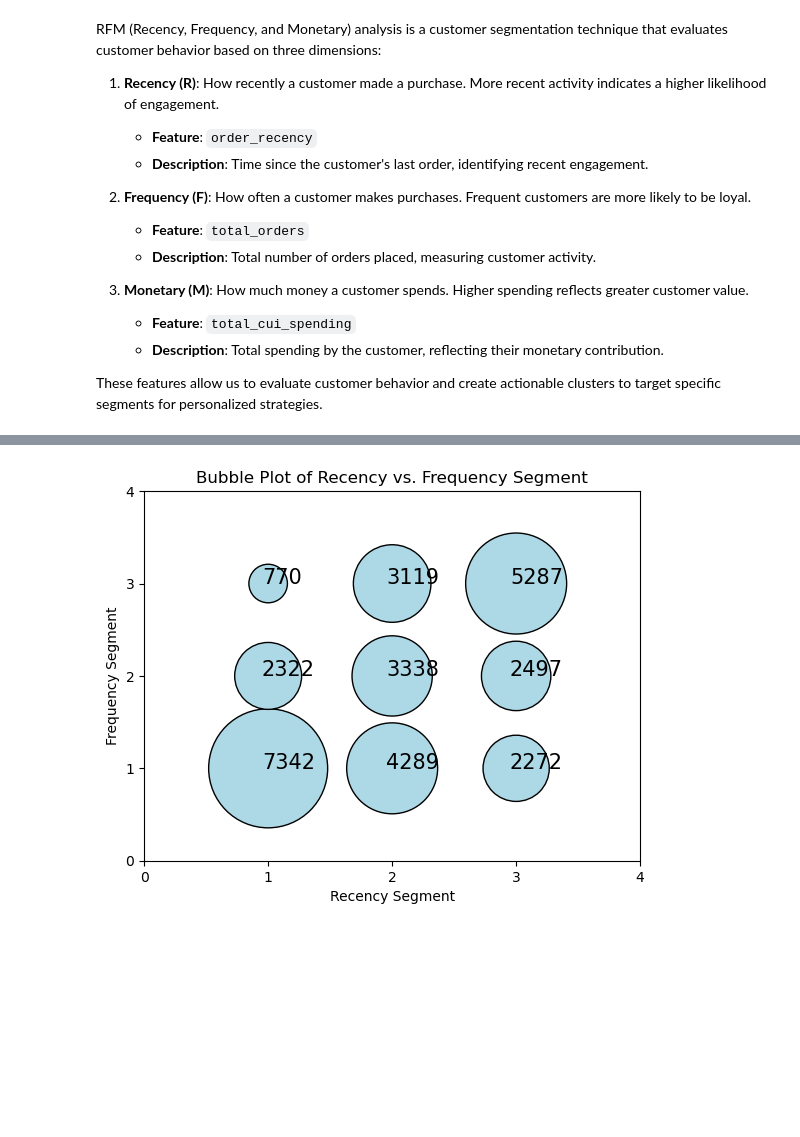
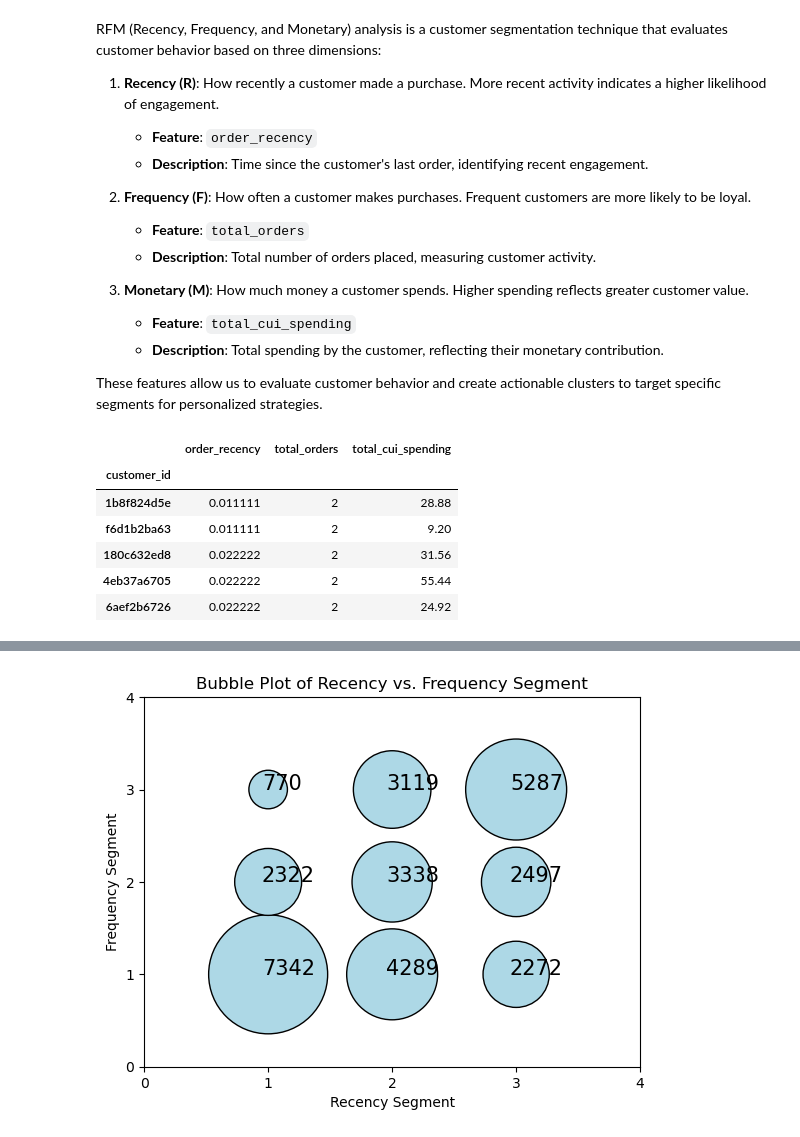
Before and after one commit to SvenGoerdes/CustomerSegmentationDataMining, a Jupyter notebook: deliverables/DM2425_Part2_10_04.ipynb, the cells around one changed output, grey strips where cells are left out. Cells and saved outputs as stored; diff of their text form; code cells hidden in the pictures; blank space fills up the shorter version.

```diff
--- a/deliverables/DM2425_Part2_10_04.ipynb
+++ b/deliverables/DM2425_Part2_10_04.ipynb
@@ -157,3 +135,14 @@ RFM (Recency, Frequency, and Monetary) analysis is a customer segmentation techn
    - **Description**: Total spending by the customer, reflecting their monetary contribution.
 
 These features allow us to evaluate customer behavior and create actionable clusters to target specific segments for personalized strategies.
+# %%
+rfm_data= df_clustering[['order_recency','total_orders','total_cui_spending']]
+rfm_data.head()
+# %% [output]
+|  | order_recency | total_orders | total_cui_spending |
+| customer_id |  |  |  |
+| 1b8f824d5e | 0.011111 | 2 | 28.88 |
+| f6d1b2ba63 | 0.011111 | 2 | 9.20 |
+| 180c632ed8 | 0.022222 | 2 | 31.56 |
+| 4eb37a6705 | 0.022222 | 2 | 55.44 |
+| 6aef2b6726 | 0.022222 | 2 | 24.92 |
```
Also changed, not shown: parts of 10 cells of this notebook.
